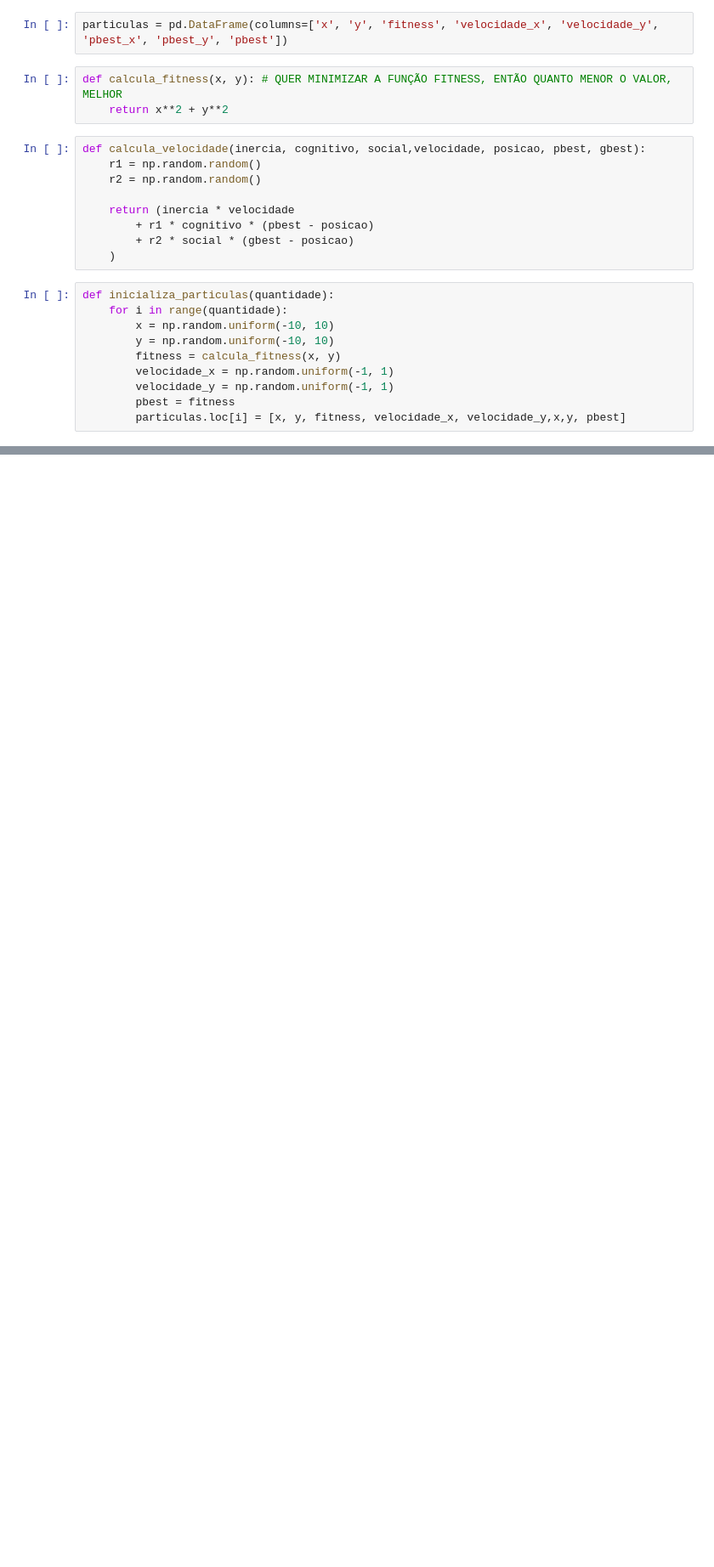
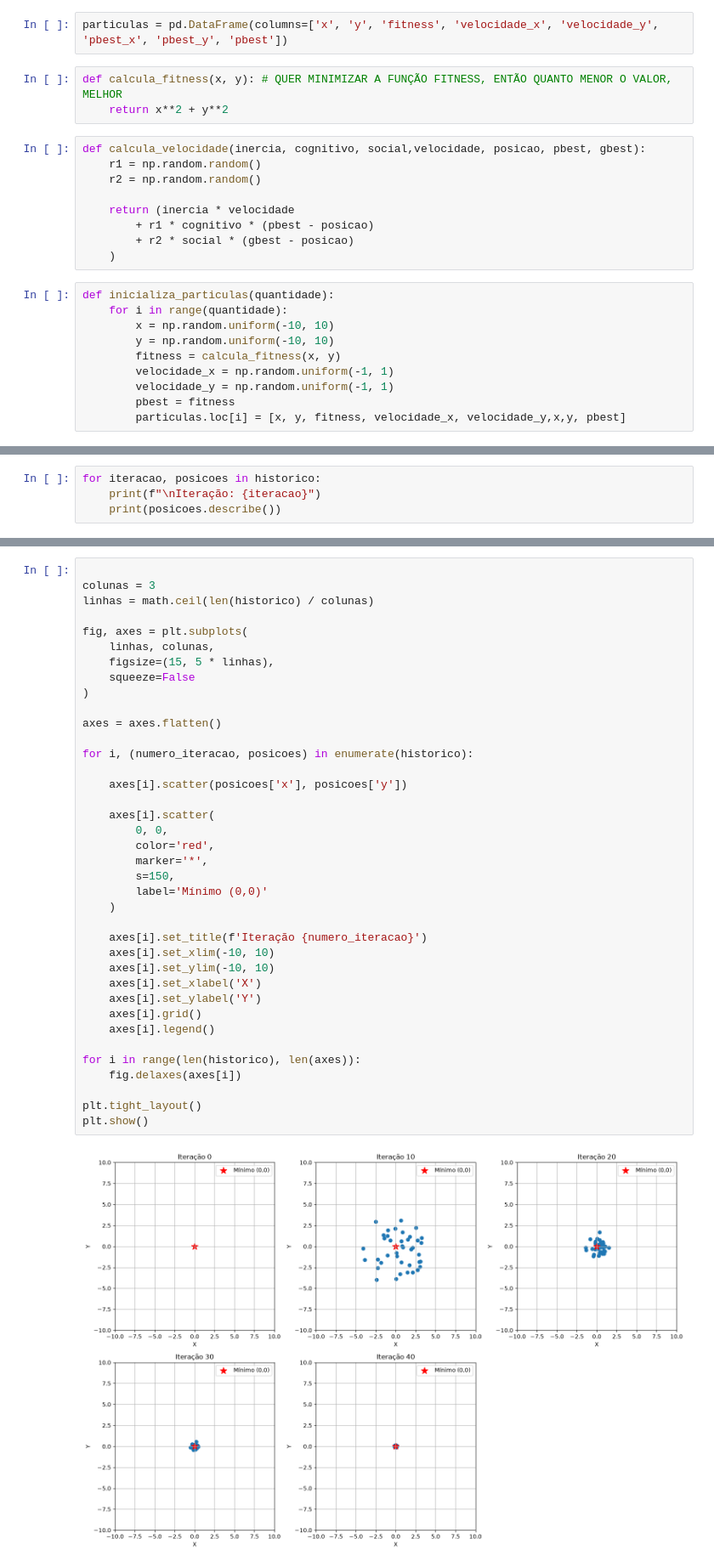
Before and after one commit to caueDsilva/PSO, a Jupyter notebook: PSO.ipynb, the cells around one changed output, grey strips where cells are left out. Shown at 85% size. Drawn from its saved outputs; the diff is of its cells as text; blank space fills up the shorter version.

```diff
--- a/PSO.ipynb
+++ b/PSO.ipynb
@@ -66,0 +115,4 @@ particulas.head(10)
+# %%
+for iteracao, posicoes in historico:
+    print(f"\nIteração: {iteracao}")
+    print(posicoes.describe())
@@ -66,0 +137,40 @@ particulas.head(10)
+# %%
+
+colunas = 3
+linhas = math.ceil(len(historico) / colunas)
+
+fig, axes = plt.subplots(
+    linhas, colunas,
+    figsize=(15, 5 * linhas),
+    squeeze=False
+)
+
+axes = axes.flatten()
+
+for i, (numero_iteracao, posicoes) in enumerate(historico):
+
+    axes[i].scatter(posicoes['x'], posicoes['y'])
+
+    axes[i].scatter(
+        0, 0,
+        color='red',
+        marker='*',
+        s=150,
+        label='Mínimo (0,0)'
+    )
+
+    axes[i].set_title(f'Iteração {numero_iteracao}')
+    axes[i].set_xlim(-10, 10)
+    axes[i].set_ylim(-10, 10)
+    axes[i].set_xlabel('X')
+    axes[i].set_ylabel('Y')
+    axes[i].grid()
+    axes[i].legend()
+
+for i in range(len(historico), len(axes)):
+    fig.delaxes(axes[i])
+
+plt.tight_layout()
+plt.show()
+# %% [output]
+[figure, added]
```
Also changed, not shown: parts of 9 cells of this notebook.
